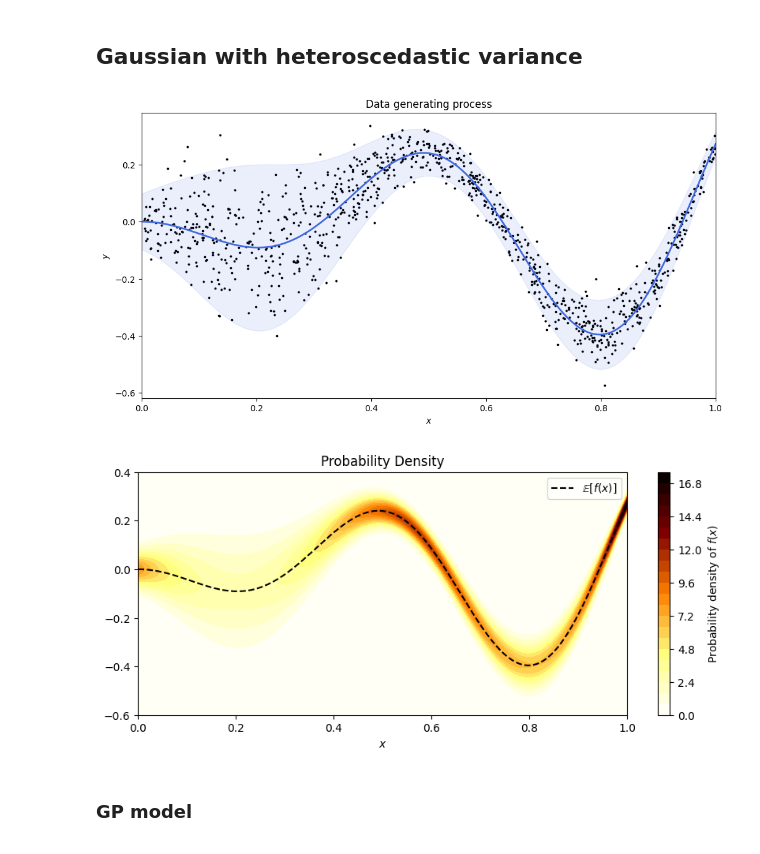
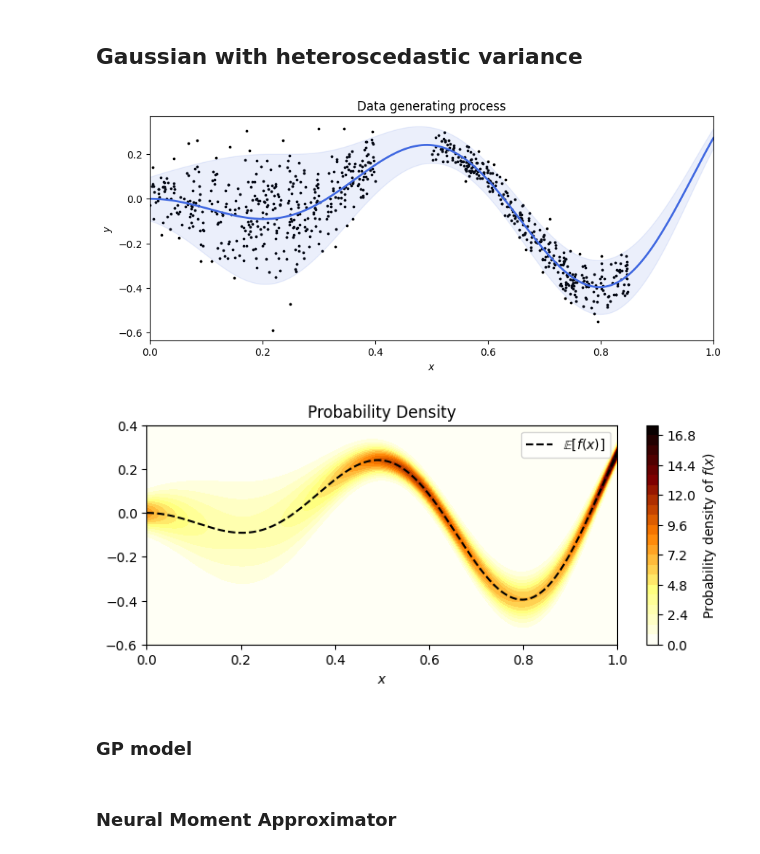
Before and after one commit to jreaso/martingale-predictive, a Jupyter notebook: notebooks/1d-general-experiments.ipynb, the cells around one changed output. Drawn from its saved outputs; the diff is of its cells as text; code cells hidden in the pictures.

```diff
--- a/notebooks/1d-general-experiments.ipynb
+++ b/notebooks/1d-general-experiments.ipynb
@@ -23,6 +26,8 @@ mu = np.vectorize(lambda x : -0.5 * x * np.sin(10*x))
 
 n = 1000
 x = np.random.uniform(0, 1, n)
+x = x[(x < 0.4) | (x > 0.5)]  # missing data between 0.4 and 0.5
+x = x[(x < 0.85)]  # missing data above 0.85
 y = np.random.normal(mu(x), sigma(x))
 # %%
 x_vals = np.linspace(0, 1, 200)
@@ -31,22 +36,22 @@ sigma_vals = sigma(x_vals)
 # %%
 norm_crit = norm.ppf(0.975)
 
-plt.figure(figsize=(12,6))
+plt.figure(figsize=(10,4))
 plt.scatter(x, y, s=3, color="black")
 plt.fill_between(x_vals, mu_vals-norm_crit*sigma_vals, mu_vals+norm_crit*sigma_vals, color=colors[0], alpha=0.1)
 plt.plot(x_vals, mu_vals, color=colors[0], linewidth=2)
 plt.xlim(0,1)
 plt.xlabel("$x$"); plt.ylabel("$y$")
 plt.title("Data generating process")
 plt.show()
 # %% [output]
-[figure, old version]
+[figure, new version]
 # %%
 m = 1000
 x_mesh, y_mesh = np.meshgrid(np.linspace(0, 1, m), np.linspace(-0.6, 0.4, m))
 Z = norm(mu(x_mesh), sigma(x_mesh)).pdf(y_mesh)
 
-plt.figure(figsize=(10,4))
+plt.figure(figsize=(8,3))
 plt.plot(x_vals, mu_vals, color="black", linestyle="--", label="$\mathbb{E}[f(x)]$")
 contour = plt.contourf(x_mesh, y_mesh, Z, levels=25, cmap="afmhot_r")
 plt.colorbar(contour, label="Probability density of $f(x)$")
@@ -56,6 +61,8 @@ plt.legend()
 plt.xlabel("$x$")
 plt.show()
 # %% [output]
-[figure, old version]
+[figure, new version]
 # %% [markdown]
 ### GP model
+# %% [markdown]
+### Neural Moment Approximator
```
Also changed, not shown: parts of 10 cells of this notebook.
